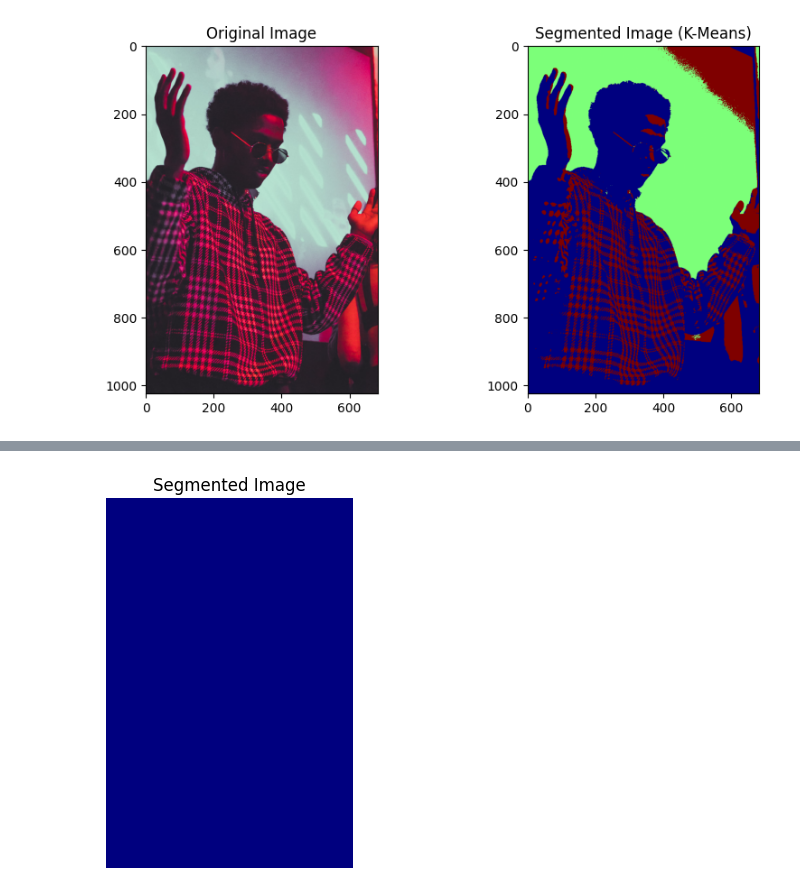
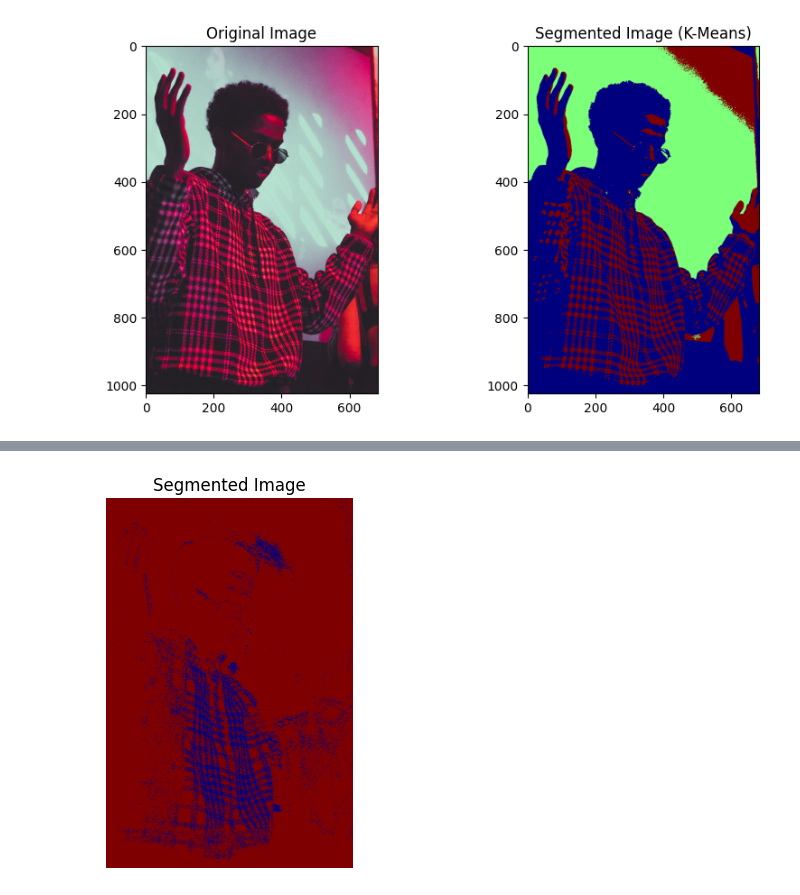
Before and after one commit to CharryDavid/Computer-Vision-Class-, a Jupyter notebook: Exercise2.ipynb, the cells around one changed output, grey strips where cells are left out. Drawn from its saved outputs; the diff is of its cells as text; code cells hidden in the pictures.

```diff
--- a/Exercise2.ipynb
+++ b/Exercise2.ipynb
@@ -100,33 +58,35 @@ io.imsave('/content/my_manual_mask.png', mask)
 # %%
+from skimage import io, transform
+import numpy as np
 from sklearn.model_selection import train_test_split
 from sklearn.ensemble import RandomForestClassifier
-from skimage import io
-import numpy as np
+import matplotlib.pyplot as plt
 
-# Load your image and the label mask you just made
+# Load image
 image = io.imread('/content/DSC01949-ARW_DxO_DeepPRIME.jpg')
-labels = io.imread('/content/my_manual_mask.png', as_gray=True)
 
-# Convert to 2D arrays
-image_2D = image.reshape((-1, 3))
-labels_1D = labels.reshape(-1).astype(np.uint8)
+# Load label image and resize it to match the image shape
+label_image = io.imread('/content/Figure_2.png', as_gray=True)
+label_resized = transform.resize(label_image, image.shape[:2], order=0, preserve_range=True).astype(np.uint8)
 
-# Split into training and test sets
-X_train, X_test, y_train, y_test = train_test_split(
-    image_2D, labels_1D, test_size=0.2, random_state=0
-)
+# Flatten image and labels
+image_2D = image.reshape(-1, 3)
+labels_1D = label_resized.reshape(-1)
 
-# Train a Random Forest classifier
-classifier = RandomForestClassifier(random_state=0).fit(X_train, y_train)
+# Train/test split
+X_train, X_test, y_train, y_test = train_test_split(image_2D, labels_1D, test_size=0.2, random_state=0)
 
-# Predict labels for the full image
+# Train classifier
+classifier = RandomForestClassifier(random_state=0)
+classifier.fit(X_train, y_train)
+
+# Predict the full image
 predicted_labels = classifier.predict(image_2D).reshape(image.shape[:2])
 
-# Display segmented result
-import matplotlib.pyplot as plt
+# Show result
 plt.imshow(predicted_labels, cmap='jet')
 plt.title("Segmented Image")
 plt.axis('off')
 plt.show()
 # %% [output]
-[figure, old version]
+[figure, new version]
```
Also changed, not shown: parts of 1 cell of this notebook.
